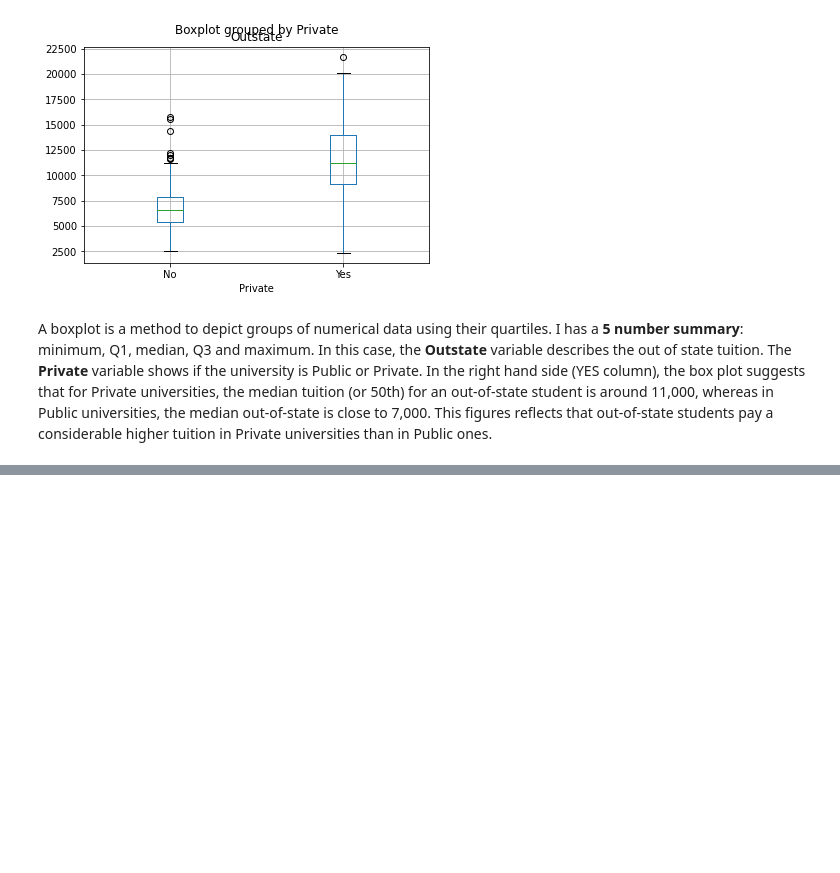
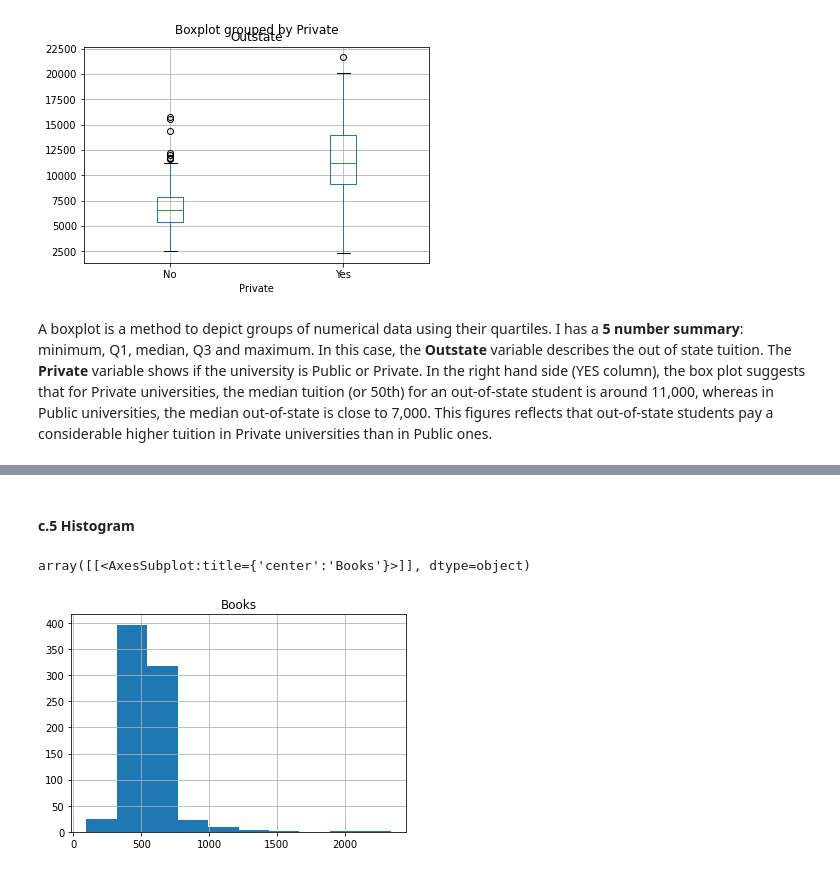
Before and after one commit to jogam5/csc2515, a Jupyter notebook: winter2021/ISRL/ch2/ch2_applied.ipynb, the cells around one changed output, grey strips where cells are left out. Cells and saved outputs as stored; diff of their text form; code cells hidden in the pictures; blank space fills up the shorter version.

```diff
--- a/winter2021/ISRL/ch2/ch2_applied.ipynb
+++ b/winter2021/ISRL/ch2/ch2_applied.ipynb
@@ -80,0 +121,7 @@ A boxplot is a method to depict groups of numerical data using their quartiles.
+# %% [markdown]
+#### c.5 Histogram
+# %%
+college.hist(column='Books')
+# %% [output]
+array([[<AxesSubplot:title={'center':'Books'}>]], dtype=object)
+[figure, added]
```
Also changed, not shown: parts of 10 cells of this notebook.
